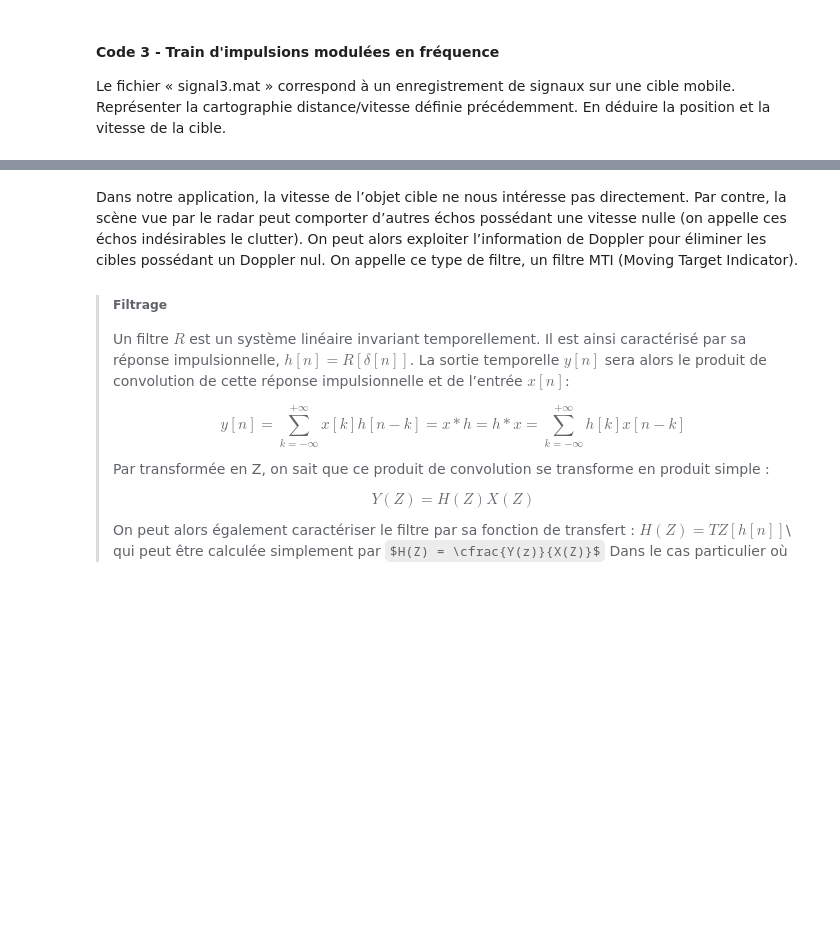
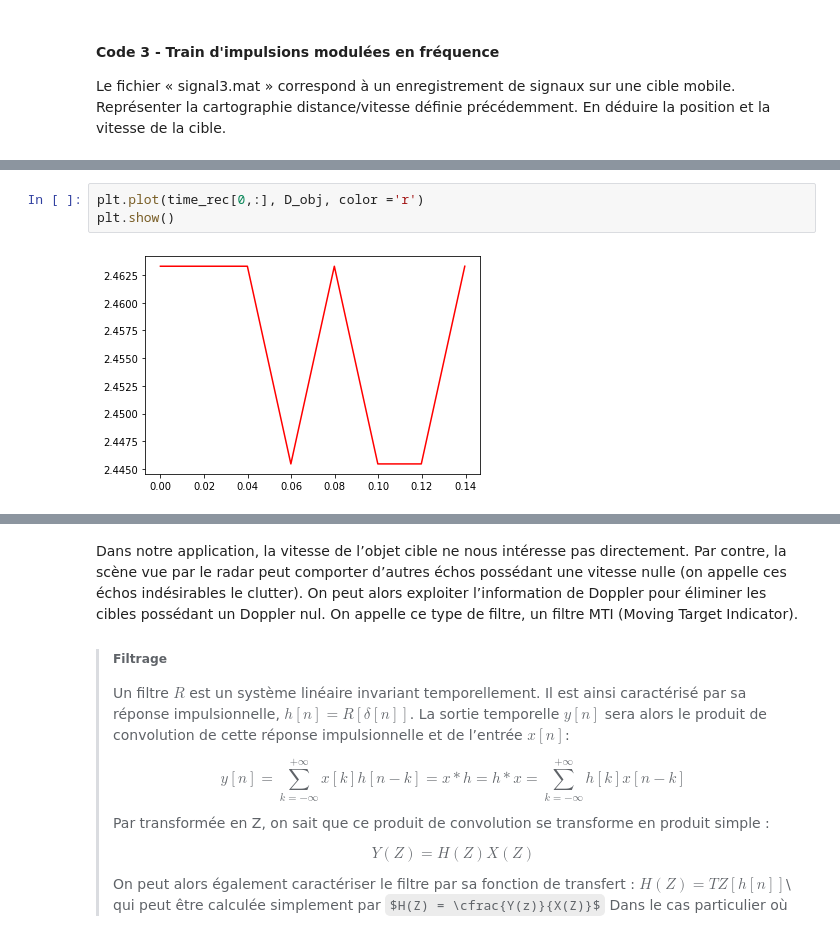
Before and after one commit to 21garbe/Traitement-du-siganl---1A, a Jupyter notebook: mini_projet_radar.ipynb, the cells around one changed output, grey strips where cells are left out. Cells and saved outputs as stored; diff of their text form; some formulas as TeX source; blank space fills up the shorter version.

```diff
--- a/mini_projet_radar.ipynb
+++ b/mini_projet_radar.ipynb
@@ -530,0 +570,5 @@ TypeError: Image data of dtype object cannot be converted to float
+# %%
+plt.plot(time_rec[0,:], D_obj, color ='r')
+plt.show()
+# %% [output]
+[figure, added]
```
Also changed, not shown: parts of 7 cells of this notebook.
